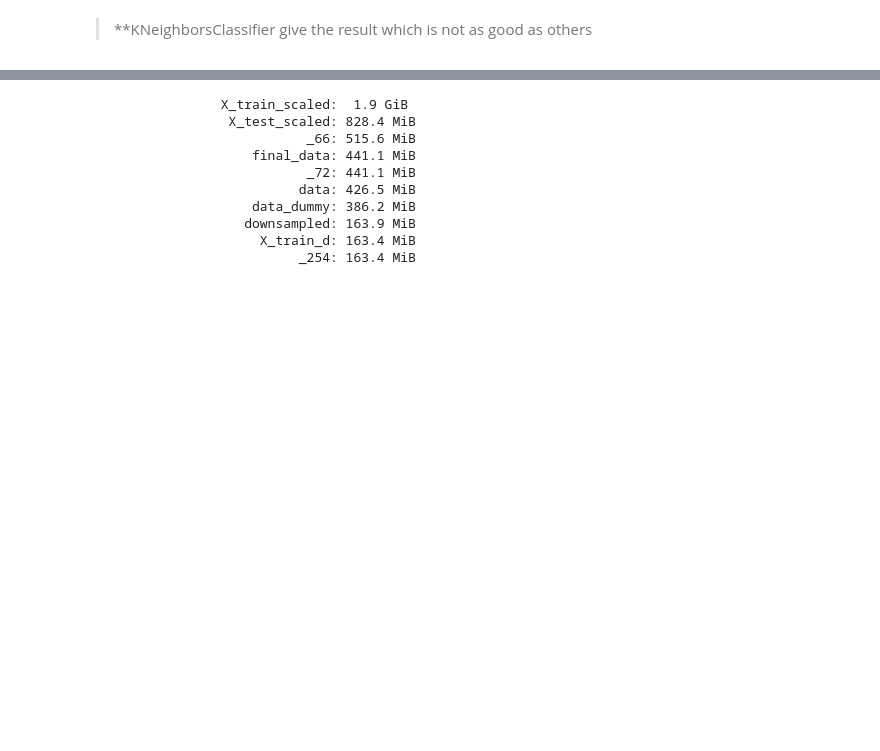
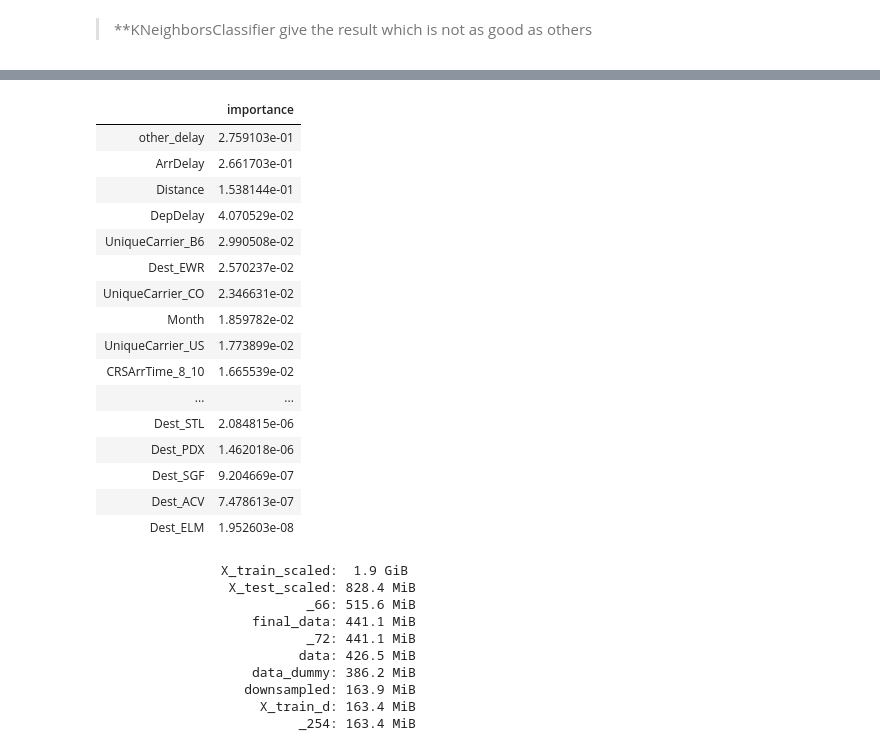
Before and after one commit to uml4/machine_learning_course, a Jupyter notebook: Airline Arrivals Project/Airline Arrivals Project.ipynb, the cells around one changed output, grey strips where cells are left out. Drawn from its saved outputs; the diff is of its cells as text; code cells hidden in the pictures; blank space fills up the shorter version.

```diff
--- a/Airline Arrivals Project/Airline Arrivals Project.ipynb
+++ b/Airline Arrivals Project/Airline Arrivals Project.ipynb
@@ -1462,0 +1466,18 @@ weighted avg       0.95      0.71      0.80    308477
+# %%
+X2=final_data
+y2=data['isDelayed']
+X_train_2, X_test_2, y_train_2, y_test_2 = train_test_split(X2, y2, test_size = 0.8, random_state = 0)
+# %%
+# X_train, X_test, y_train, y_test
+rfc_2 = RandomForestClassifier(
+#         max_features = forest_maxft,
+#         min_samples_leaf = forest_minlf,
+        max_depth= 5,
+        n_estimators = 20,
+        random_state = 1
+    )
+rfc_2.fit(X_train_2, y_train_2)
+rf_feat_importance = pd.DataFrame(rfc_2.feature_importances_,
+                                  index = X_train_2.columns,
+                                  columns=['importance']).sort_values('importance', ascending=False)
+print(rf_feat_importance)
@@ -1463,3 +1499,24 @@ weighted avg       0.95      0.71      0.80    308477
+# %%
+pd.set_option('display.max_rows', rf_feat_importance.shape[0]+1)
+rf_feat_importance[  rf_feat_importance['importance']  > 0]
+# %% [output]
+|  | importance |
+| other_delay | 2.759103e-01 |
+| ArrDelay | 2.661703e-01 |
+| Distance | 1.538144e-01 |
+| DepDelay | 4.070529e-02 |
+| UniqueCarrier_B6 | 2.990508e-02 |
+| Dest_EWR | 2.570237e-02 |
+| UniqueCarrier_CO | 2.346631e-02 |
+| Month | 1.859782e-02 |
+| UniqueCarrier_US | 1.773899e-02 |
+| CRSArrTime_8_10 | 1.665539e-02 |
+| ... | ... |
+| Dest_STL | 2.084815e-06 |
+| Dest_PDX | 1.462018e-06 |
+| Dest_SGF | 9.204669e-07 |
+| Dest_ACV | 7.478613e-07 |
+| Dest_ELM | 1.952603e-08 |
 # %%
 # import sys
 # def sizeof_fmt(num, suffix='B'):
```
Also changed, not shown: parts of 3 cells of this notebook.
